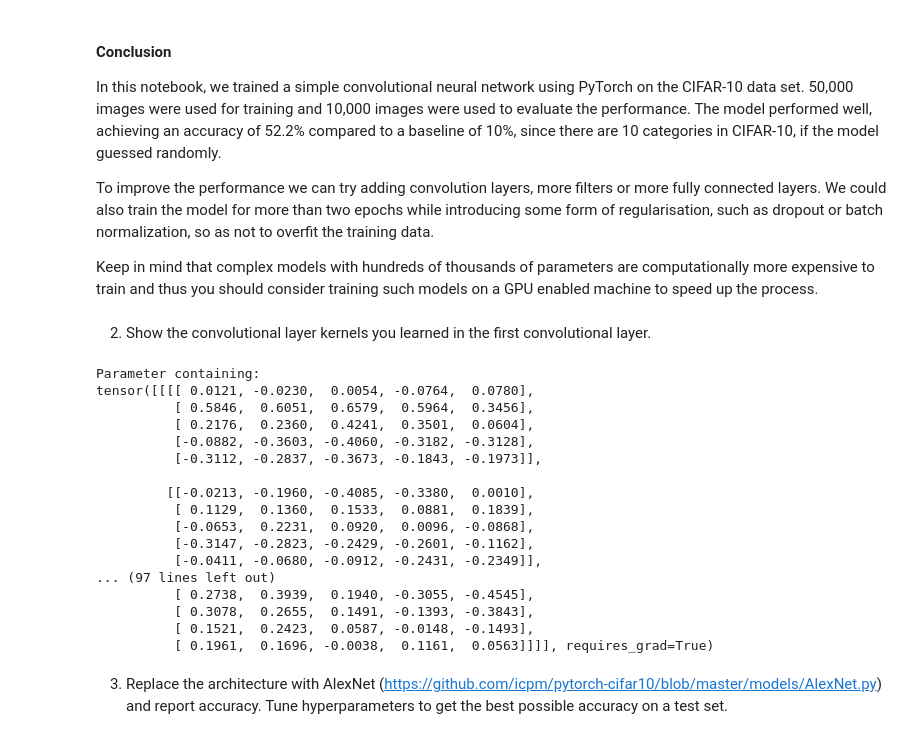
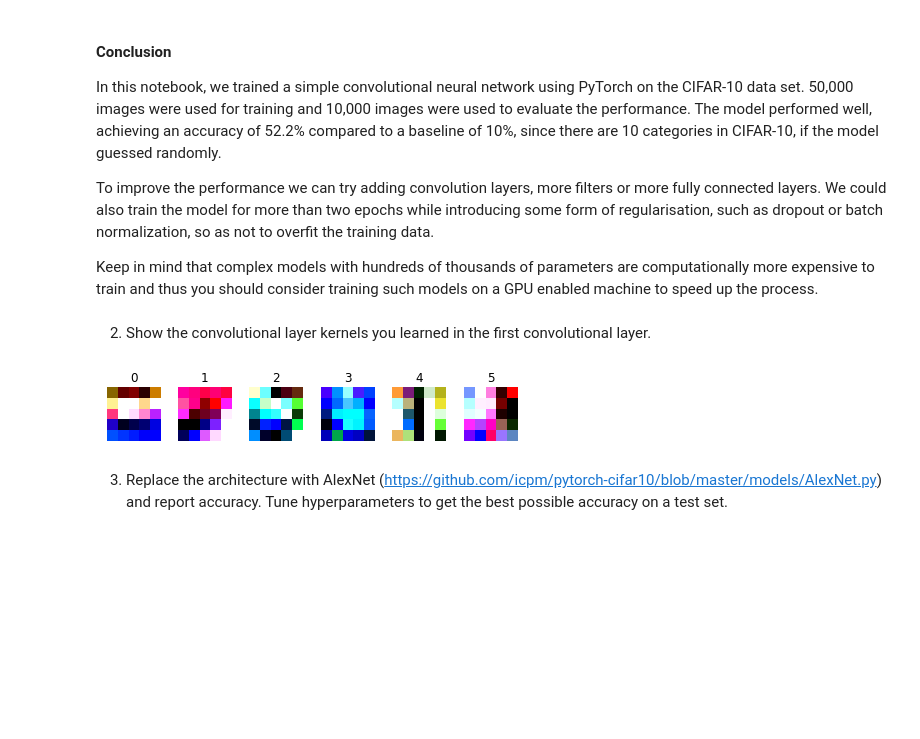
Before and after one commit to JavierPalomares90/scalable_ml_hw2, a Jupyter notebook: javier_palomares_hw2.ipynb, the cells around one changed output. Cells and saved outputs as stored; diff of their text form; code cells hidden in the pictures; blank space fills up the shorter version.

```diff
--- a/javier_palomares_hw2.ipynb
+++ b/javier_palomares_hw2.ipynb
@@ -537,23 +524,3 @@ To improve the performance we can try adding convolution layers, more filters or
 Keep in mind that complex models with hundreds of thousands of parameters are computationally more expensive to train and thus you should consider training such models on a GPU enabled machine to speed up the process.
 # %% [markdown]
 2. Show the convolutional layer kernels you learned in the first convolutional layer.
-# %%
-net.conv1.weight
-# %% [output]
-Parameter containing:
-tensor([[[[ 0.0121, -0.0230,  0.0054, -0.0764,  0.0780],
-          [ 0.5846,  0.6051,  0.6579,  0.5964,  0.3456],
-          [ 0.2176,  0.2360,  0.4241,  0.3501,  0.0604],
-          [-0.0882, -0.3603, -0.4060, -0.3182, -0.3128],
-          [-0.3112, -0.2837, -0.3673, -0.1843, -0.1973]],
-
-         [[-0.0213, -0.1960, -0.4085, -0.3380,  0.0010],
-          [ 0.1129,  0.1360,  0.1533,  0.0881,  0.1839],
-          [-0.0653,  0.2231,  0.0920,  0.0096, -0.0868],
-          [-0.3147, -0.2823, -0.2429, -0.2601, -0.1162],
-          [-0.0411, -0.0680, -0.0912, -0.2431, -0.2349]],
-... (97 lines left out)
-          [ 0.2738,  0.3939,  0.1940, -0.3055, -0.4545],
-          [ 0.3078,  0.2655,  0.1491, -0.1393, -0.3843],
-          [ 0.1521,  0.2423,  0.0587, -0.0148, -0.1493],
-          [ 0.1961,  0.1696, -0.0038,  0.1161,  0.0563]]]], requires_grad=True)
@@ -560,3 +615,8 @@ tensor([[[[ 0.0121, -0.0230,  0.0054, -0.0764,  0.0780],
+# %%
+#visualize weights for first conv layer
+plot_weights(net, 0, single_channel = False)
+# %% [output]
+[figure, added]
 # %% [markdown]
 3. Replace the architecture with AlexNet (https://github.com/icpm/pytorch-cifar10/blob/master/models/AlexNet.py) and report accuracy. Tune hyperparameters to get the best
 possible accuracy on a test set.
```
Also changed, not shown: parts of 5 cells of this notebook, 1 other file.
